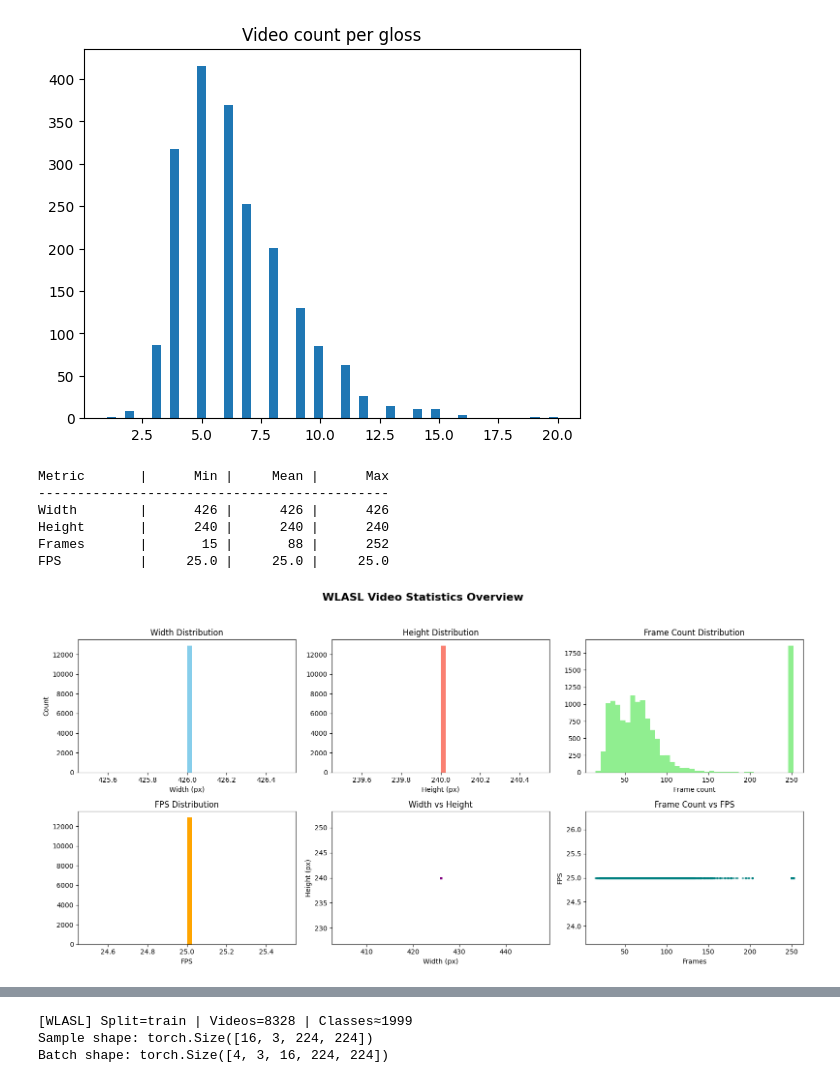
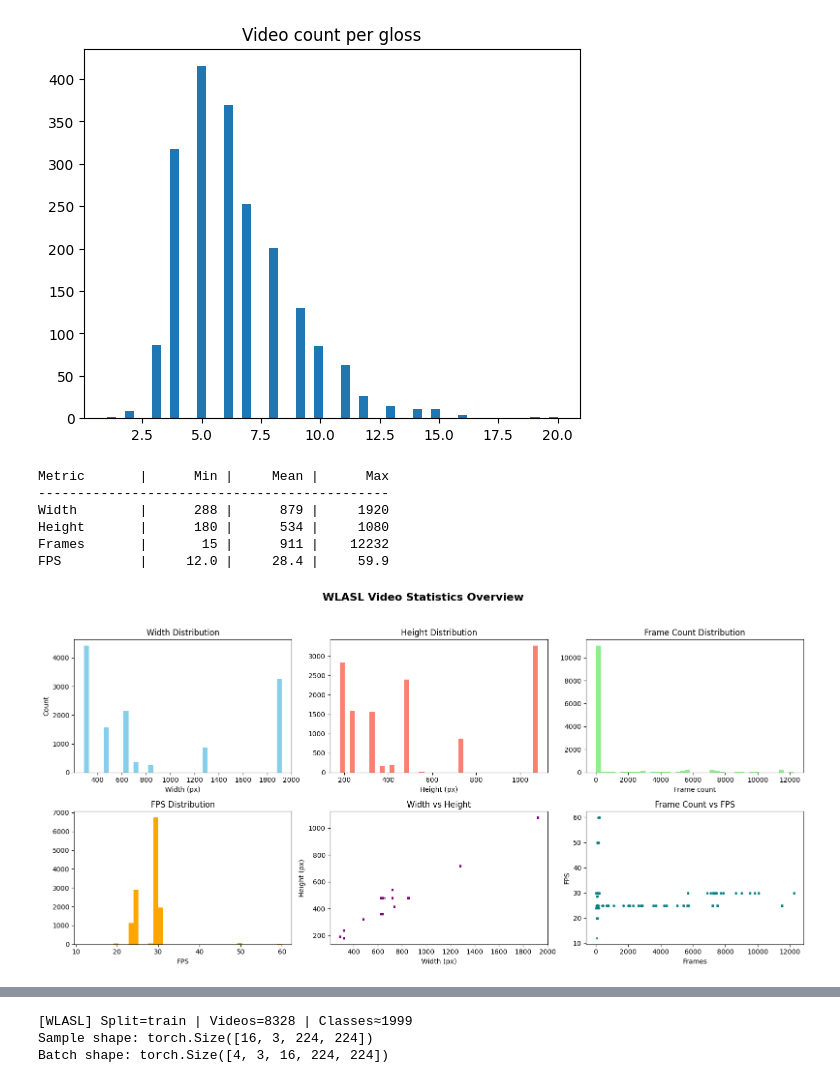
Before and after one commit to n0ts0lazy/sign-to-speech-with-temporal-correction, a Jupyter notebook: notebooks/model_definition.ipynb, the cells around one changed output, grey strips where cells are left out. Cells and saved outputs as stored; diff of their text form; code cells hidden in the pictures.

```diff
--- a/notebooks/model_definition.ipynb
+++ b/notebooks/model_definition.ipynb
@@ -18,3 +20,37 @@ with open(WLASL_JSON, "r") as f:
     metadata = json.load(f)
 MISSING_TXT = os.path.join(DATA_DIR, "missing_videos.txt")
 ORIG_JSON = os.path.join(DATA_DIR, "WLASL_v0.3.json")
+# %%
+import os
+import json
+from tqdm import tqdm
+
+# --- CONFIG ---
+DATA_DIR = os.path.join(BASE_DIR, "data", "video")
+VIDEO_DIR = os.path.join(DATA_DIR, "processed")   # or "transcoded" depending on what you want to check
+JSON_PATH = os.path.join(DATA_DIR, "WLASL_v0.3.json")
+MISSING_TXT = os.path.join(DATA_DIR, "missing_videos.txt")
+
+# --- LOAD METADATA ---
+with open(JSON_PATH, "r") as f:
+    metadata = json.load(f)
+
+# --- SCAN FOR MISSING FILES ---
+missing_ids = []
+total_instances = 0
+
+for gloss_entry in tqdm(metadata, desc="Checking video files"):
+    for inst in gloss_entry.get("instances", []):
+        total_instances += 1
+        vid_id = inst["video_id"]
+        vid_path = os.path.join(VIDEO_DIR, f"{vid_id}.mp4")
+        if not os.path.exists(vid_path):
+            missing_ids.append(vid_id)
+
+# --- WRITE MISSING IDS TO FILE ---
+with open(MISSING_TXT, "w") as f:
+    for vid_id in sorted(set(missing_ids)):
+        f.write(f"{vid_id}\n")
+
+print(f"Completed: {len(missing_ids)} missing out of {total_instances} total instances")
+print(f"Saved missing IDs to: {MISSING_TXT}")
@@ -204,14 +264,13 @@ def analyze_video_full(json_path, video_root, sample_size=None, plot=True):
 # %%
 widths, heights, frames, fps_list = analyze_video_full(
     "../data/video/WLASL_rebuilt.json",
-    "../data/video/transcoded",
-    sample_size=None  # or smaller number for faster test
+    "../data/video/processed",
 )
 # %% [output]
 Metric       |      Min |     Mean |      Max
 ---------------------------------------------
-Width        |      426 |      426 |      426
-Height       |      240 |      240 |      240
-Frames       |       15 |       88 |      252
-FPS          |     25.0 |     25.0 |     25.0
+Width        |      288 |      879 |     1920
+Height       |      180 |      534 |     1080
+Frames       |       15 |      911 |    12232
+FPS          |     12.0 |     28.4 |     59.9
-[figure, old version]
+[figure, new version]
```
Also changed, not shown: parts of 13 cells of this notebook, 7 other files.
